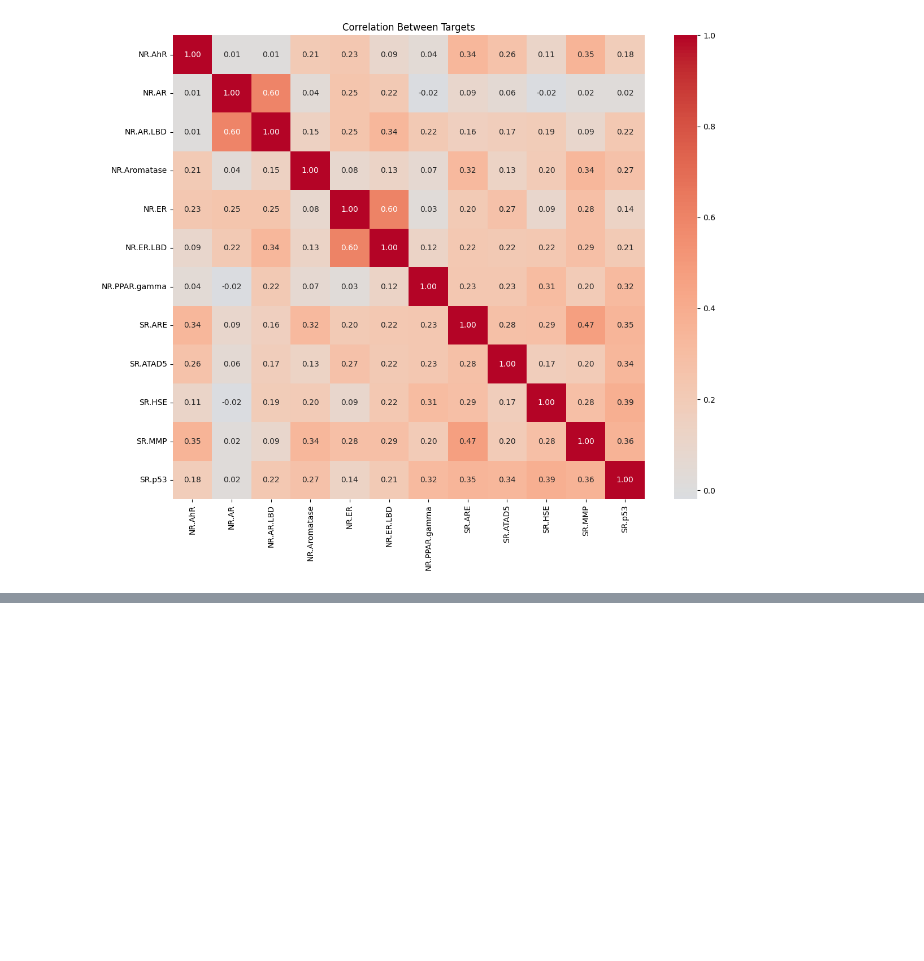
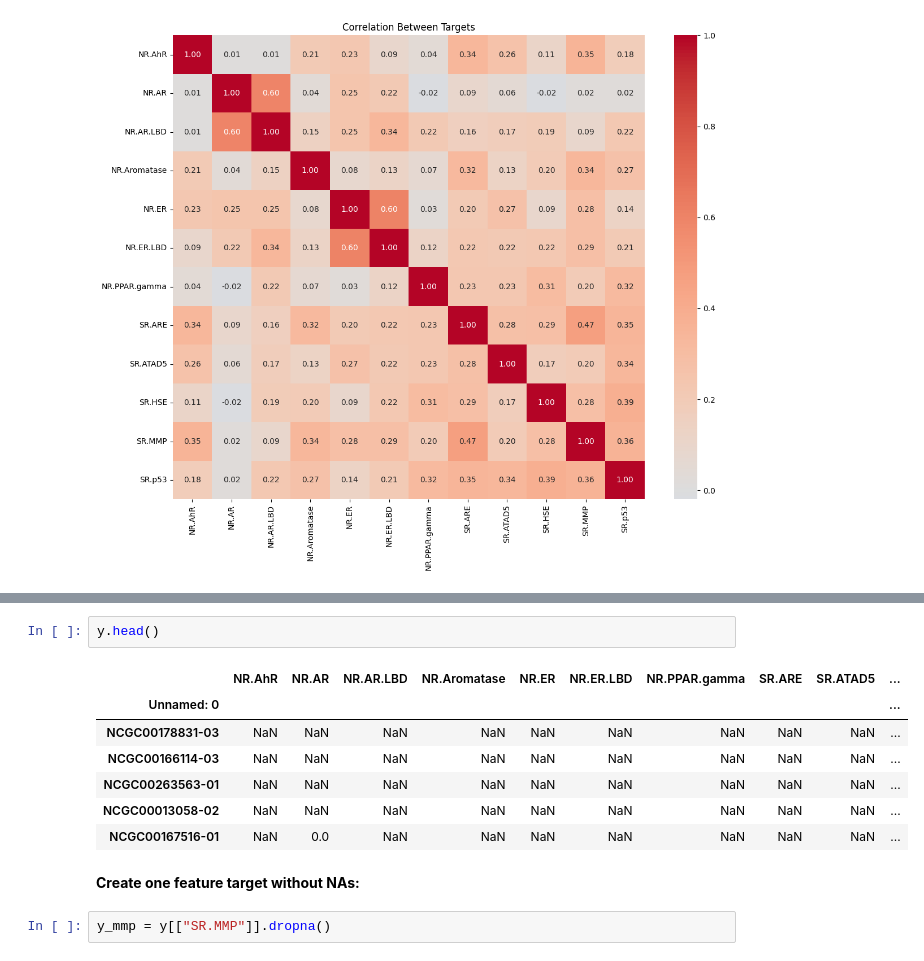
Before and after one commit to elcinelif/toxikind, a Jupyter notebook: notebooks/data_exploration_bart.ipynb, the cells around one changed output, grey strips where cells are left out. Saved outputs shown, nothing was run; the diff lists cells and outputs as text; blank space fills up the shorter version.

```diff
--- a/notebooks/data_exploration_bart.ipynb
+++ b/notebooks/data_exploration_bart.ipynb
@@ -223,0 +242,14 @@ plt.show()
+# %%
+y.head()
+# %% [output]
+|  | NR.AhR | NR.AR | NR.AR.LBD | NR.Aromatase | NR.ER | NR.ER.LBD | NR.PPAR.gamma | SR.ARE | SR.ATAD5 | ... |
+| Unnamed: 0 |  |  |  |  |  |  |  |  |  | ... |
+| NCGC00178831-03 | NaN | NaN | NaN | NaN | NaN | NaN | NaN | NaN | NaN | ... |
+| NCGC00166114-03 | NaN | NaN | NaN | NaN | NaN | NaN | NaN | NaN | NaN | ... |
+| NCGC00263563-01 | NaN | NaN | NaN | NaN | NaN | NaN | NaN | NaN | NaN | ... |
+| NCGC00013058-02 | NaN | NaN | NaN | NaN | NaN | NaN | NaN | NaN | NaN | ... |
+| NCGC00167516-01 | NaN | 0.0 | NaN | NaN | NaN | NaN | NaN | NaN | NaN | ... |
+# %% [markdown]
+**Create one feature target without NAs:**
+# %%
+y_mmp = y[["SR.MMP"]].dropna()
```
Also changed, not shown: parts of 13 cells of this notebook.
